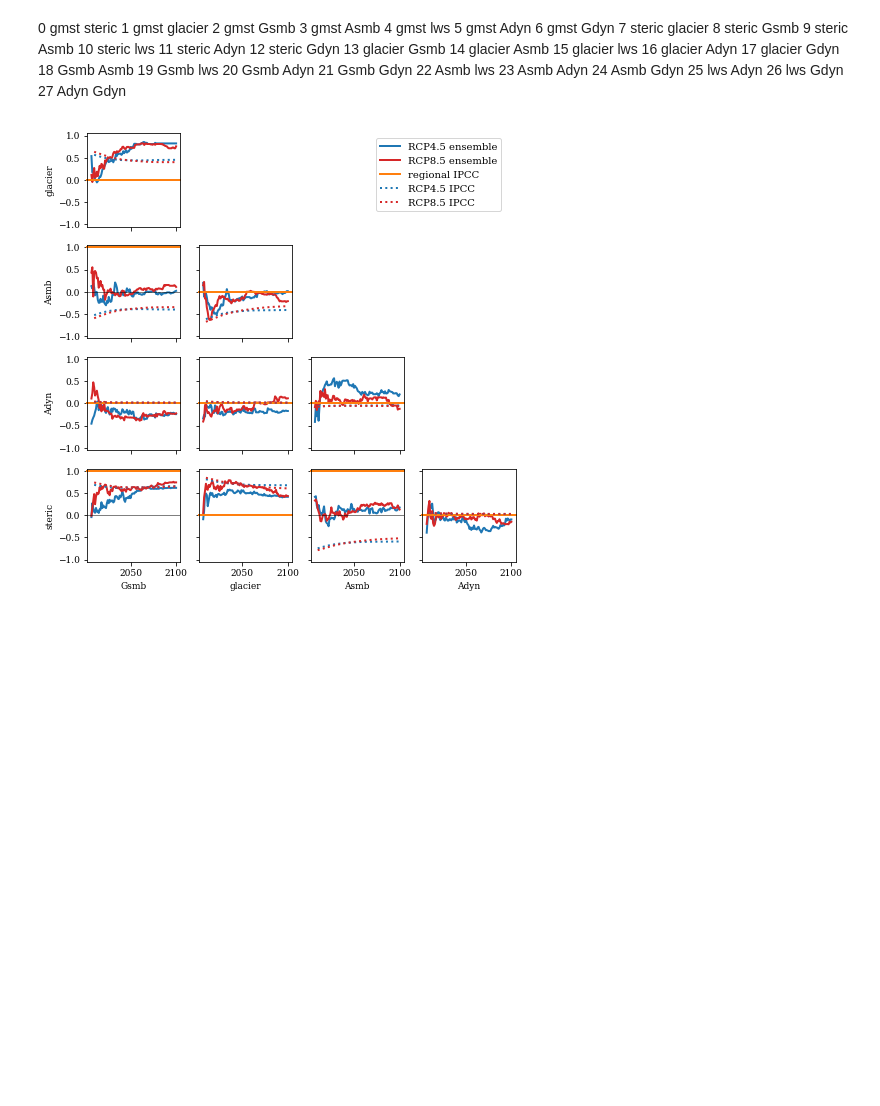
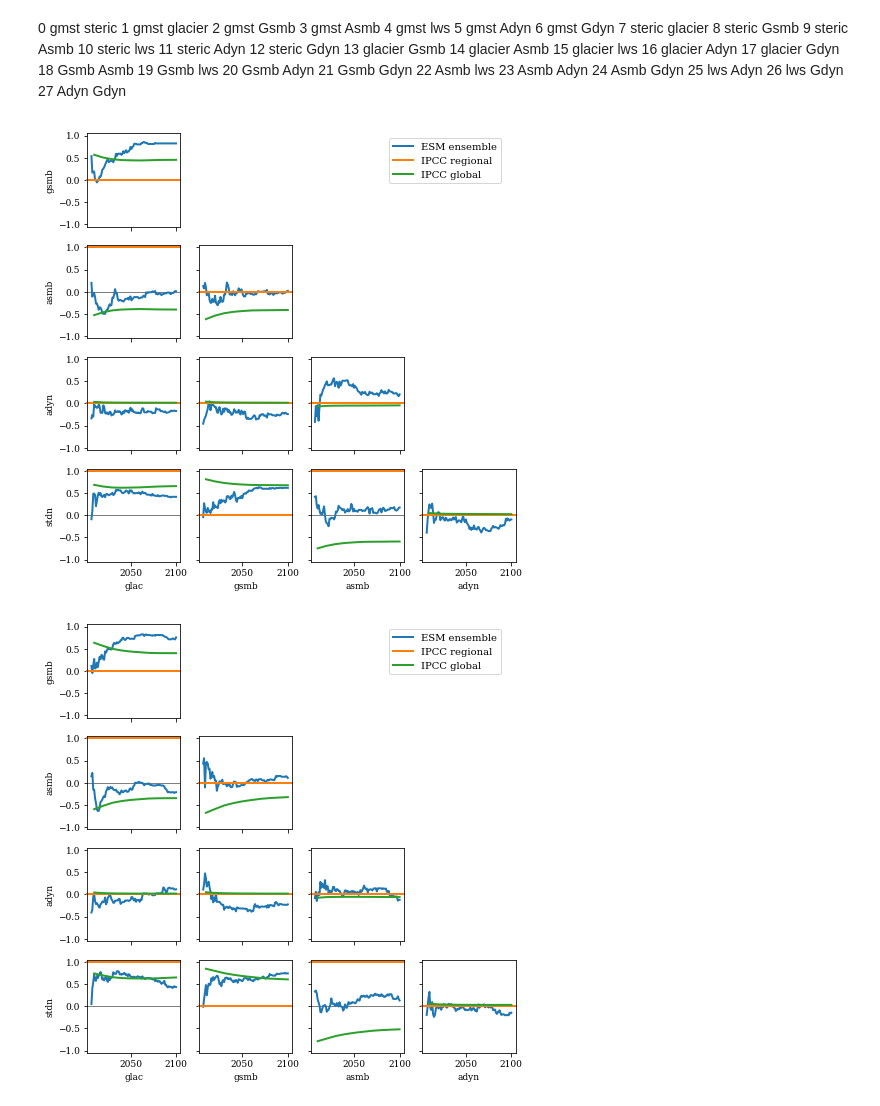
Before and after one commit to erwinlambert/codependence, a Jupyter notebook: plotcode/draftplot_ts_codep.ipynb, the cells around one changed output. Drawn from its saved outputs; the diff is of its cells as text; code cells hidden in the pictures; blank space fills up the shorter version.

Commit message:
Updated draftplots and posterplots

```diff
--- a/plotcode/draftplot_ts_codep.ipynb
+++ b/plotcode/draftplot_ts_codep.ipynb
@@ -83,22 +83,14 @@ def getcov(v1,v2,scen):
         covP[t] = np.corrcoef(var1[t,:],var2[t,:])[0,1]
     return covS,covP
 # %%
-def plotcovs(dax,var1,var2,AR5,AR5ind,ylab='',xlab='',showx=False,showy=False):
+def plotcovs(dax,scen,var1,var2,AR5,AR5ind,ylab='',xlab='',showx=False,showy=False):
 
-    covS,covP = getcov(var1,var2,'rcp45')
-    dax.plot(time,covS,c='tab:blue',label='RCP4.5 ensemble')
-#    dax.plot(time,covP,'--',c='tab:blue')
-
-    covS,covP = getcov(var1,var2,'rcp85')
-    dax.plot(time,covS,c='tab:red',label='RCP8.5 ensemble')
-#    dax.plot(time,covP,'--',c='tab:red')
-
+    covS,covP = getcov(var1,var2,scen)
     dax.axhline(0,0,1,lw=.5,c='k')
 
-    dax.axhline(AR5,0,1,c='tab:orange',clip_on=False,label='regional IPCC')
-
-    dax.plot(ar5time,ar5g['rcp45'][:,AR5ind],ls=':',c='tab:blue',label='RCP4.5 IPCC')
-    dax.plot(ar5time,ar5g['rcp85'][:,AR5ind],ls=':',c='tab:red',label='RCP8.5 IPCC')
+    dax.plot(time,covS,c='tab:blue',label='ESM ensemble')
+    dax.axhline(AR5,0,1,c='tab:orange',clip_on=False,label='IPCC regional')
+    dax.plot(ar5time,ar5g[scen][:,AR5ind],c='tab:green',label='IPCC global')
 
     dax.set_ylim([-1.05,1.05])
     dax.set_xlabel(xlab)
@@ -106,31 +98,33 @@ def plotcovs(dax,var1,var2,AR5,AR5ind,ylab='',xlab='',showx=False,showy=False):
     if not showy: dax.set_yticklabels([])
     if not showx: dax.set_xticklabels([])
 # %%
-fig,ax = plt.subplots(4,4)
-plotcovs(ax[3,0],'steric','Gsmb',1,8,ylab='steric',xlab='Gsmb',showx=True,showy=True)
-plotcovs(ax[3,1],'steric','glacier',0,7,xlab='glacier',showx=True)
-plotcovs(ax[3,2],'steric','Asmb',1,9,xlab='Asmb',showx=True)
-plotcovs(ax[3,3],'steric','Adyn',0,11,xlab='Adyn',showx=True)
-plotcovs(ax[2,0],'Adyn','Gsmb',0,20,ylab='Adyn',showy=True)
-plotcovs(ax[2,1],'Adyn','glacier',0,16)
-plotcovs(ax[2,2],'Adyn','Asmb',0,23)
-plotcovs(ax[1,0],'Asmb','Gsmb',1,18,ylab='Asmb',showy=True)
-plotcovs(ax[1,1],'Asmb','glacier',0,14)
-plotcovs(ax[0,0],'glacier','Gsmb',0,13,ylab='glacier',showy=True)
-ax[0,1].set_visible(False)
-ax[0,2].set_visible(False)
-ax[0,3].set_visible(False)
-ax[1,2].set_visible(False)
-ax[1,3].set_visible(False)
-ax[2,3].set_visible(False)
+for scen in ['rcp45','rcp85']:
+    fig,ax = plt.subplots(4,4)
+    plotcovs(ax[3,0],scen,'steric','glacier',1,8,ylab='stdn',xlab='glac',showx=True,showy=True)
+    plotcovs(ax[3,1],scen,'steric','Gsmb',0,7,xlab='gsmb',showx=True)
+    plotcovs(ax[3,2],scen,'steric','Asmb',1,9,xlab='asmb',showx=True)
+    plotcovs(ax[3,3],scen,'steric','Adyn',0,11,xlab='adyn',showx=True)
+    plotcovs(ax[2,0],scen,'Adyn','glacier',0,20,ylab='adyn',showy=True)
+    plotcovs(ax[2,1],scen,'Adyn','Gsmb',0,16)
+    plotcovs(ax[2,2],scen,'Adyn','Asmb',0,23)
+    plotcovs(ax[1,0],scen,'Asmb','glacier',1,18,ylab='asmb',showy=True)
+    plotcovs(ax[1,1],scen,'Asmb','Gsmb',0,14)
+    plotcovs(ax[0,0],scen,'Gsmb','glacier',0,13,ylab='gsmb',showy=True)
+    ax[0,1].set_visible(False)
+    ax[0,2].set_visible(False)
+    ax[0,3].set_visible(False)
+    ax[1,2].set_visible(False)
+    ax[1,3].set_visible(False)
+    ax[2,3].set_visible(False)
 
-ax[0,0].legend(bbox_to_anchor=(4.5, 1))
+    ax[0,0].legend(bbox_to_anchor=(4.5, 1))
 
-figname = 'draftplot_ts_codependence.png'
+    figname = f'draftplot_ts_codependence_{scen}.png'
 
-plt.savefig(f'../figures/{figname}',dpi=200)
-plt.savefig(f'../../../writing/codependence/figures/{figname}')
-plt.show()
-plt.close()
+    plt.savefig(f'../figures/{figname}',dpi=200)
+    plt.savefig(f'../../../writing/codependence/figures/{figname}')
+    plt.show()
+    plt.close()
 # %% [output]
-[figure, old version]
+[figure, new version]
+[figure, added]
```
Also changed, not shown: 13 other files.
